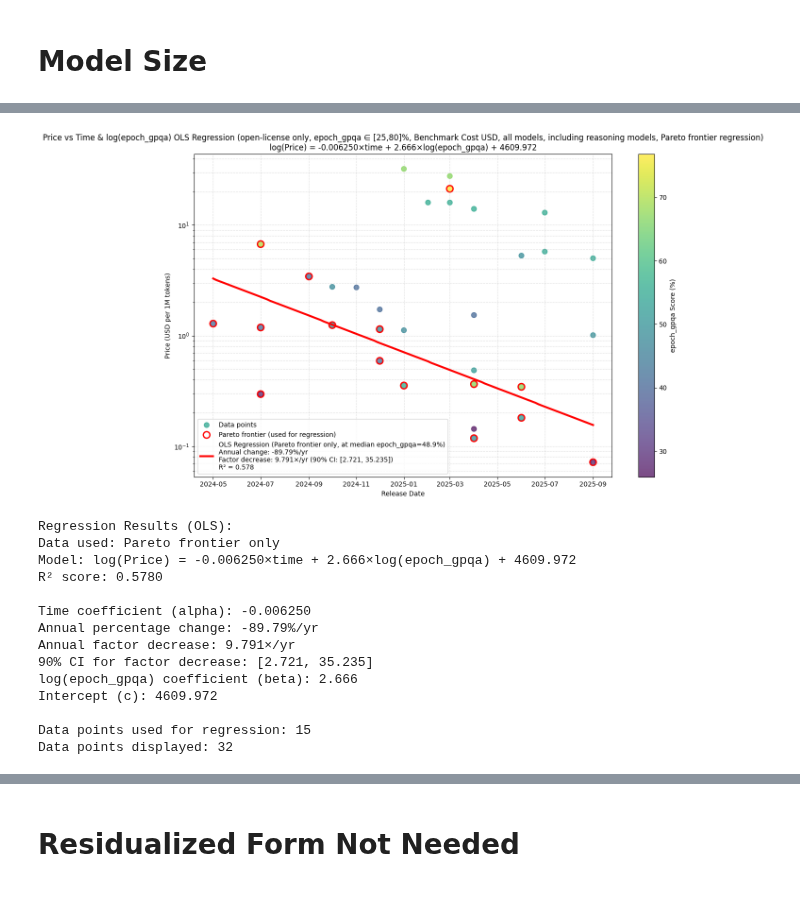
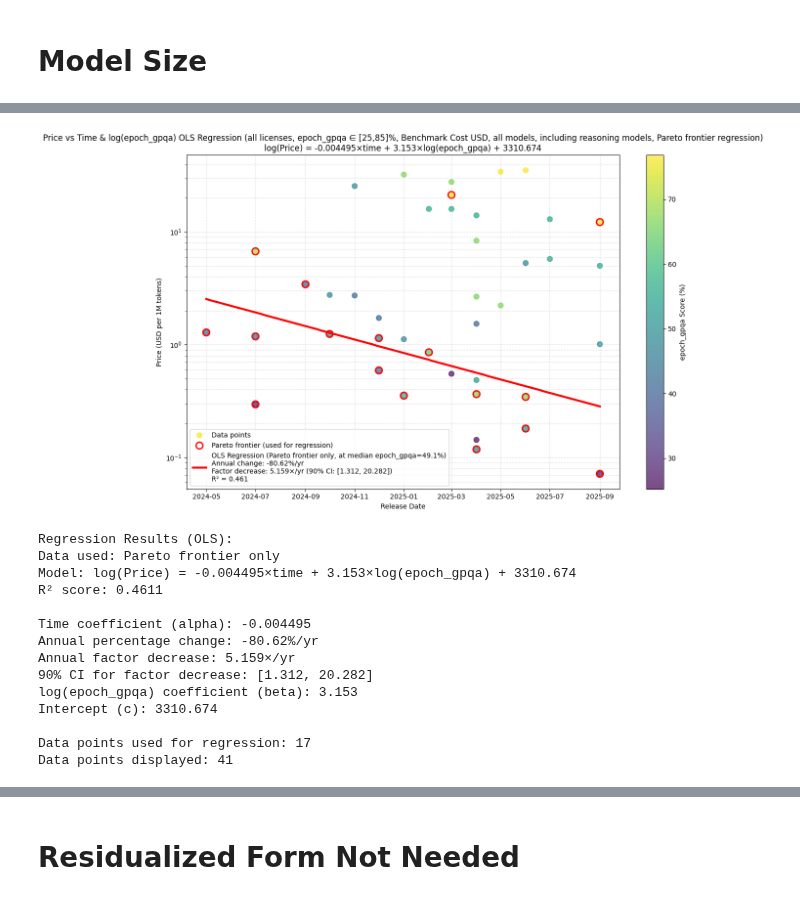
Before and after one commit to hansgundlach/Algorithmic_Progress_Inference, a Jupyter notebook: neurips_paper_graphs.ipynb, the cells around one changed output, grey strips where cells are left out. Saved outputs shown, nothing was run; the diff lists cells and outputs as text; code cells hidden in the pictures.

Commit message:
benchmark progress diagrams and whatnot

```diff
--- a/neurips_paper_graphs.ipynb
+++ b/neurips_paper_graphs.ipynb
@@ -1111,47 +1111,47 @@ def plot_price_mmlu_regression(
 #        'LiveCodeBench (Coding)', 'SciCode (Coding)', 'HumanEval (Coding)',
 #        'MATH-500 (Quantitative Reasoning)', 'AIME 2024 (Competition Math)',
 #        'Multilingual Index (Artificial Analysis)', 'Chatbot Arena',
 #        'Blended\nUSD/1M Tokens', 'Input Price\nUSD/1M Tokens',
 #        'Output Price\nUSD/1M Tokens', 'Median\nTokens/s', 'P5\nTokens/s',
 #        'P25\nTokens/s', 'P75\nTokens/s', 'P95\nTokens/s',
 #        'Median\nFirst Chunk (s)', 'First Answer\nToken (s)',
 #        'P5\nFirst Chunk (s)', 'P25\nFirst Chunk (s)', 'P75\nFirst Chunk (s)',
 #        'P95\nFirst Chunk (s)', 'Total\nResponse (s)', 'Reasoning\nTime (s)',
 #        'Further\nAnalysis', 'Release Date', 'Parameters',
 #        'Known Active Parameters', 'Lowest Output Price Found AA',
 #        'Lowest Input Price AA', 'Lowest Blended Price AA', 'Latency',
 #        'token/s', 'Chinese', 'Notes', 'input_tokens_epoch_gpqa',
 #        'outpur_tokens_epoch_gpqa', 'epoch_gpqa', 'price input lowest',
 #        'price output lowest', 'total price lowest'],
 #       dtype='object')
 
 
 # Lowest Output Price Found AA
 # Lowest Input Price AA
 
     # benchmark1_col="MMLU-Pro (Reasoning & Knowledge)",
     # benchmark2_col="GPQA Diamond (Scientific Reasoning)",
     # benchmark3_col="LiveCodeBench (Coding)",
 
 # Example usage:
 # Assuming df is loaded with your data
 # model, data, results = plot_price_mmlu_regression(df, open_license_only=True, price_column="Lowest Output Price Found AA", exclude_dominated=False)
 # model, data, results = plot_price_mmlu_regression(df, open_license_only=True, price_column="Lowest Input Price AA", exclude_dominated=False)
-model, data, results = plot_price_mmlu_regression(df, open_license_only=True, price_column="Benchmark Cost USD",
-exclude_dominated=False, benchmark_col="epoch_gpqa", min_mmlu=25, max_mmlu=80, exclude_reasoning=False, use_huber=False, pareto_frontier_only=True)
+model, data, results = plot_price_mmlu_regression(df, open_license_only=False, price_column="Benchmark Cost USD",
+exclude_dominated=False, benchmark_col="epoch_gpqa", min_mmlu=25, max_mmlu=85, exclude_reasoning=False, use_huber=False, pareto_frontier_only=True)
 # %% [output]
-[figure, old version]
+[figure, new version]
 Regression Results (OLS):
 Data used: Pareto frontier only
-Model: log(Price) = -0.006250×time + 2.666×log(epoch_gpqa) + 4609.972
-R² score: 0.5780
+Model: log(Price) = -0.004495×time + 3.153×log(epoch_gpqa) + 3310.674
+R² score: 0.4611
 
-Time coefficient (alpha): -0.006250
-Annual percentage change: -89.79%/yr
-Annual factor decrease: 9.791×/yr
-90% CI for factor decrease: [2.721, 35.235]
-log(epoch_gpqa) coefficient (beta): 2.666
-Intercept (c): 4609.972
+Time coefficient (alpha): -0.004495
+Annual percentage change: -80.62%/yr
+Annual factor decrease: 5.159×/yr
+90% CI for factor decrease: [1.312, 20.282]
+log(epoch_gpqa) coefficient (beta): 3.153
+Intercept (c): 3310.674
 
-Data points used for regression: 15
-Data points displayed: 32
+Data points used for regression: 17
+Data points displayed: 41
```
Also changed, not shown: parts of 4 cells of this notebook, 4 other files.
